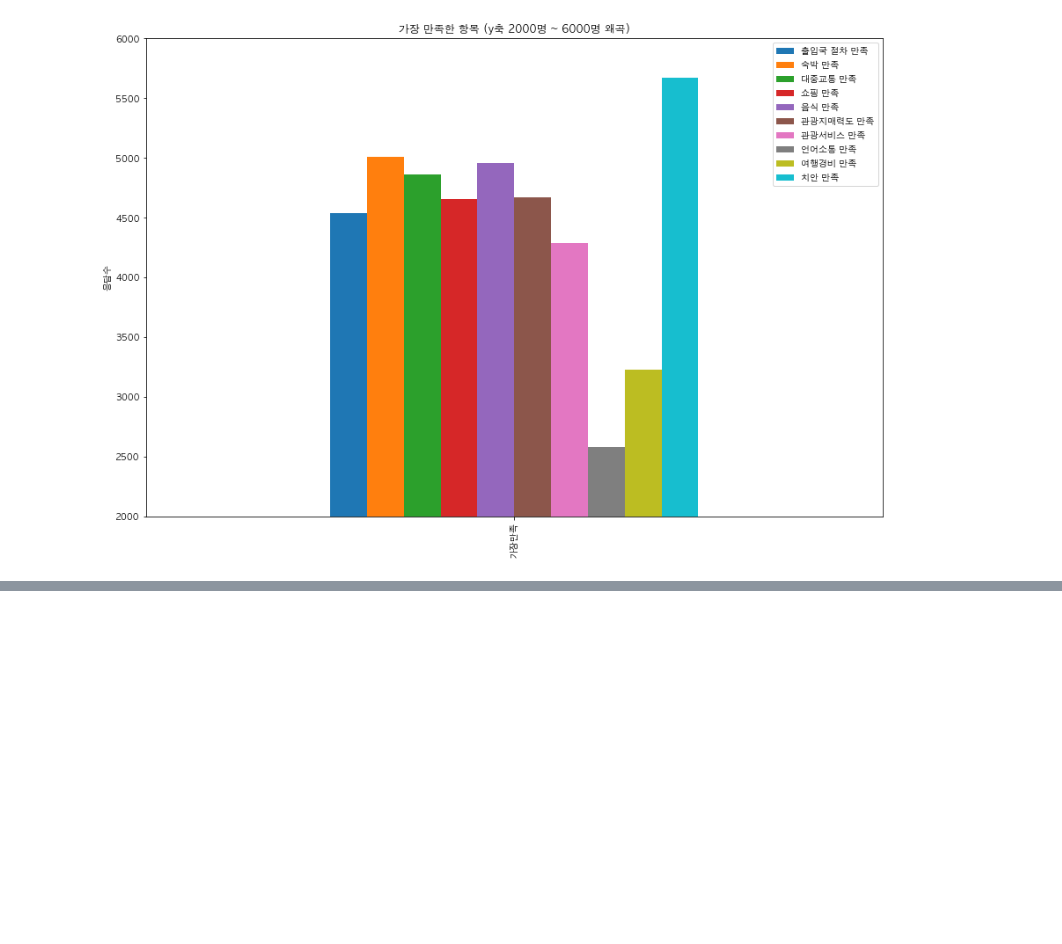
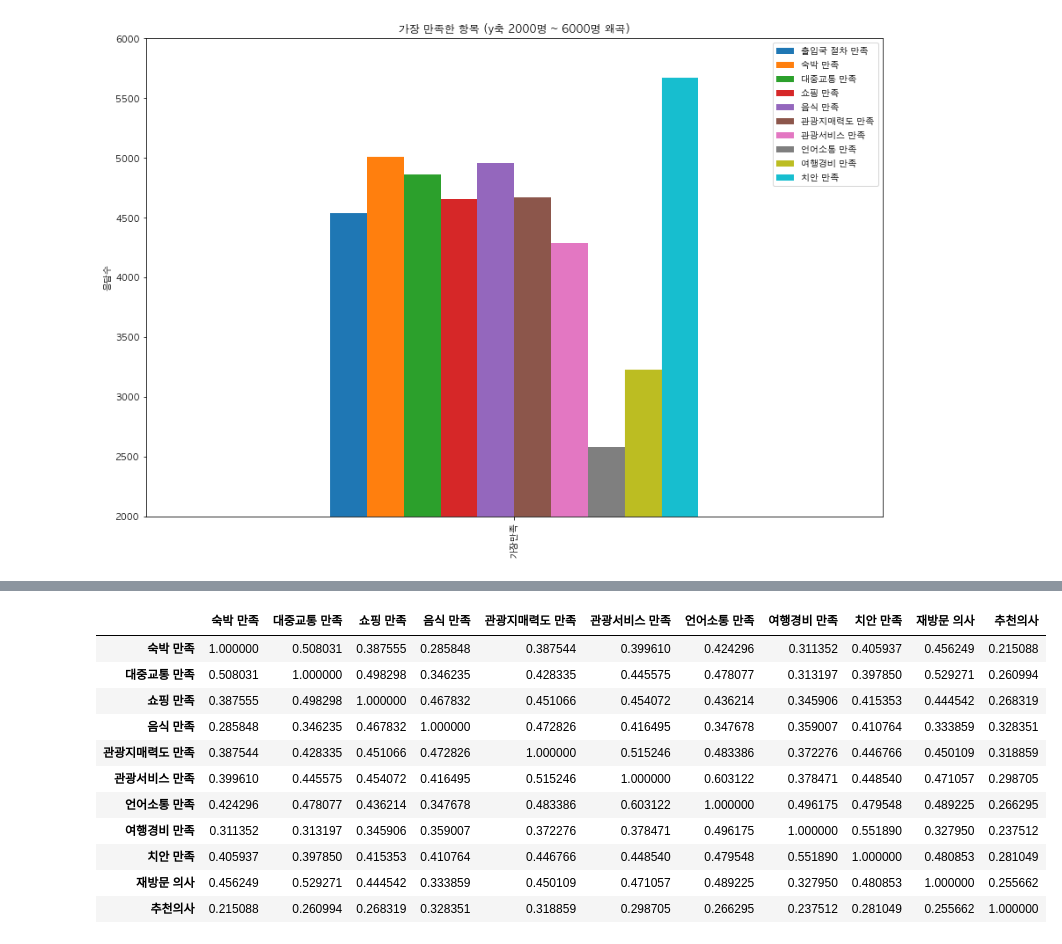
Before and after one commit to asdhgfasd1/2020, a Jupyter notebook: statistics/des_stats01.ipynb, the cells around one changed output, grey strips where cells are left out. Cells and saved outputs as stored; diff of their text form; code cells hidden in the pictures; blank space fills up the shorter version.

```diff
--- a/statistics/des_stats01.ipynb
+++ b/statistics/des_stats01.ipynb
@@ -536,0 +565,23 @@ plt.show()
+# %%
+merge_name_stats
+
+business_filter_data = merge_name_stats
+business_filter_data.columns = ["","","","출입국 절차 만족", "숙박 만족",
+                         "대중교통 만족", "쇼핑 만족", "음식 만족",
+                         "관광지매력도 만족", "관광서비스 만족", "언어소통 만족",
+                         "여행경비 만족", "치안 만족" , "재방문 의사", "추천의사", "여행전 한국이미지", "여행후 한국이미지","","","", "도시", "성별","교육수준", "직업","나이", "국가명", "목적", "성별명", "만족도 합", "만족도 평균"]
+
+merge_name_stats.iloc[:, 4:15].corr()
+# %% [output]
+|  | 숙박 만족 | 대중교통 만족 | 쇼핑 만족 | 음식 만족 | 관광지매력도 만족 | 관광서비스 만족 | 언어소통 만족 | 여행경비 만족 | 치안 만족 | 재방문 의사 | 추천의사 |
+| 숙박 만족 | 1.000000 | 0.508031 | 0.387555 | 0.285848 | 0.387544 | 0.399610 | 0.424296 | 0.311352 | 0.405937 | 0.456249 | 0.215088 |
+| 대중교통 만족 | 0.508031 | 1.000000 | 0.498298 | 0.346235 | 0.428335 | 0.445575 | 0.478077 | 0.313197 | 0.397850 | 0.529271 | 0.260994 |
+| 쇼핑 만족 | 0.387555 | 0.498298 | 1.000000 | 0.467832 | 0.451066 | 0.454072 | 0.436214 | 0.345906 | 0.415353 | 0.444542 | 0.268319 |
+| 음식 만족 | 0.285848 | 0.346235 | 0.467832 | 1.000000 | 0.472826 | 0.416495 | 0.347678 | 0.359007 | 0.410764 | 0.333859 | 0.328351 |
+| 관광지매력도 만족 | 0.387544 | 0.428335 | 0.451066 | 0.472826 | 1.000000 | 0.515246 | 0.483386 | 0.372276 | 0.446766 | 0.450109 | 0.318859 |
+| 관광서비스 만족 | 0.399610 | 0.445575 | 0.454072 | 0.416495 | 0.515246 | 1.000000 | 0.603122 | 0.378471 | 0.448540 | 0.471057 | 0.298705 |
+| 언어소통 만족 | 0.424296 | 0.478077 | 0.436214 | 0.347678 | 0.483386 | 0.603122 | 1.000000 | 0.496175 | 0.479548 | 0.489225 | 0.266295 |
+| 여행경비 만족 | 0.311352 | 0.313197 | 0.345906 | 0.359007 | 0.372276 | 0.378471 | 0.496175 | 1.000000 | 0.551890 | 0.327950 | 0.237512 |
+| 치안 만족 | 0.405937 | 0.397850 | 0.415353 | 0.410764 | 0.446766 | 0.448540 | 0.479548 | 0.551890 | 1.000000 | 0.480853 | 0.281049 |
+| 재방문 의사 | 0.456249 | 0.529271 | 0.444542 | 0.333859 | 0.450109 | 0.471057 | 0.489225 | 0.327950 | 0.480853 | 1.000000 | 0.255662 |
+| 추천의사 | 0.215088 | 0.260994 | 0.268319 | 0.328351 | 0.318859 | 0.298705 | 0.266295 | 0.237512 | 0.281049 | 0.255662 | 1.000000 |
```
Also changed, not shown: parts of 3 cells of this notebook.
